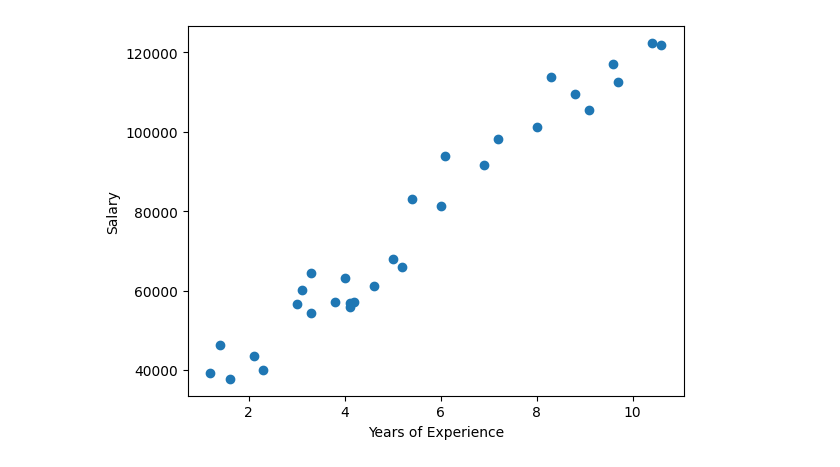
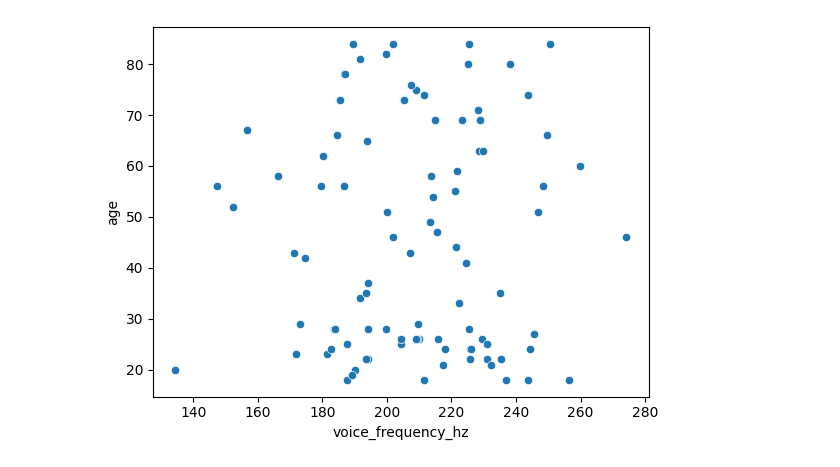
Before and after one commit to rasiq-gulzar/unsupervisedML, a Jupyter notebook: unsupervised-k-means-clustering.ipynb, the cells around one changed output. Cells and saved outputs as stored; diff of their text form; code cells hidden in the pictures.

Commit message:
Kaggle Notebook | KMeansforGenderclasssification | Version 3

```diff
--- a/unsupervised-k-means-clustering.ipynb
+++ b/unsupervised-k-means-clustering.ipynb
@@ -4,4 +4,4 @@
 # %%
 import pandas as pd
 # %%
-df=pd.read_csv('/kaggle/input/salary/Salary_dataset.csv')
+df=pd.read_csv('/kaggle/input/gender-age-classification/gender_age_classification_dataset.csv')
@@ -8,3 +10,5 @@ df=pd.read_csv('/kaggle/input/salary/Salary_dataset.csv')
+# %%
+df=df[df['gender']=='female']
 # %%
 df.head()
 # %% [output]
@@ -17,8 +21,8 @@ df.head()
 # %%
 import matplotlib.pyplot as plt
-plt.scatter(df['YearsExperience'],df['Salary'])
-plt.xlabel('Years of Experience')
-plt.ylabel('Salary')
+import seaborn as sb
+# plt.scatter(df['age_category'],df['age'])
+sb.scatterplot(x=df['voice_frequency_hz'],y=df['age'],data=df)
 plt.show()
 # %% [output]
-[figure, old version]
+[figure, new version]
```
Also changed, not shown: parts of 15 cells of this notebook.
